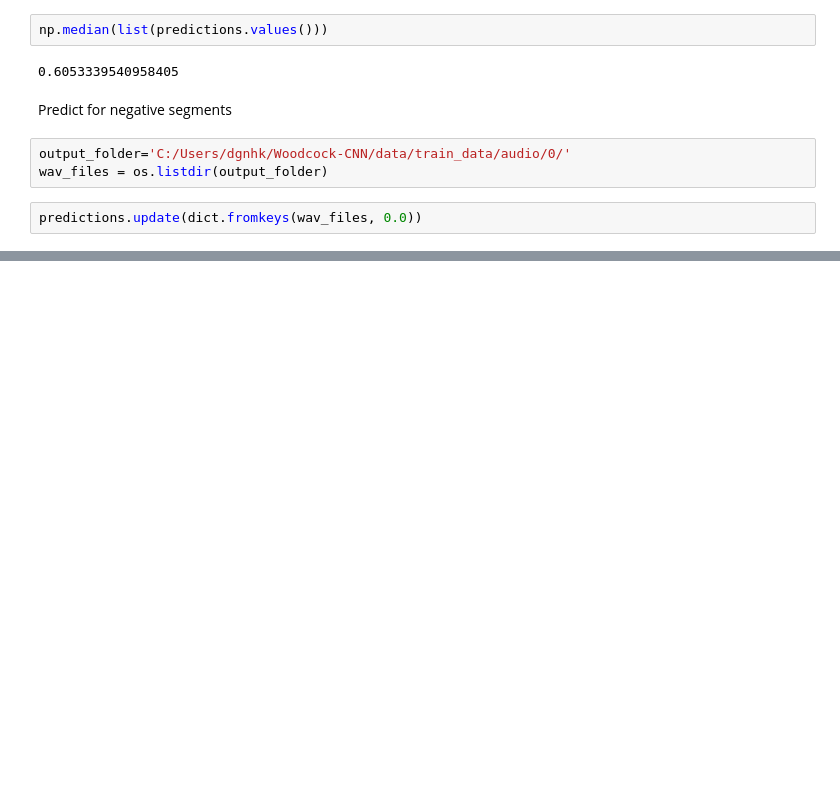
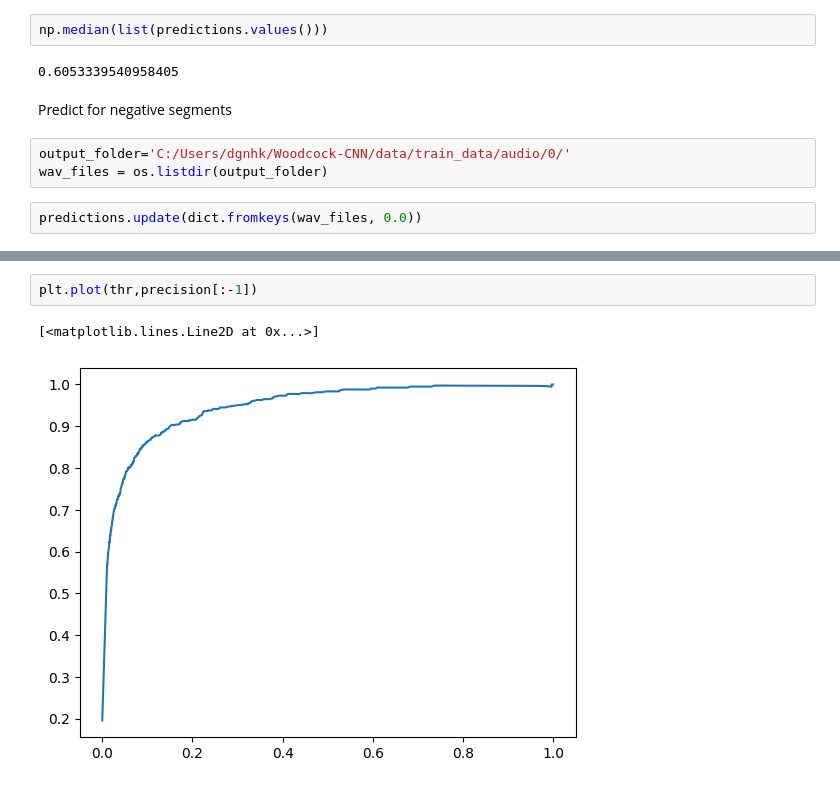
Before and after one commit to hdogan84/insect_cnn, a Jupyter notebook: notebooks/06_BirdNet_Predictions.ipynb, the cells around one changed output, grey strips where cells are left out. Saved outputs shown, nothing was run; the diff lists cells and outputs as text; blank space fills up the shorter version.

```diff
--- a/notebooks/06_BirdNet_Predictions.ipynb
+++ b/notebooks/06_BirdNet_Predictions.ipynb
@@ -95,0 +132,5 @@ plt.show()
+# %%
+plt.plot(thr,precision[:-1])
+# %% [output]
+[<matplotlib.lines.Line2D at 0x...>]
+[figure, added]
```
Also changed, not shown: parts of 7 cells of this notebook.
